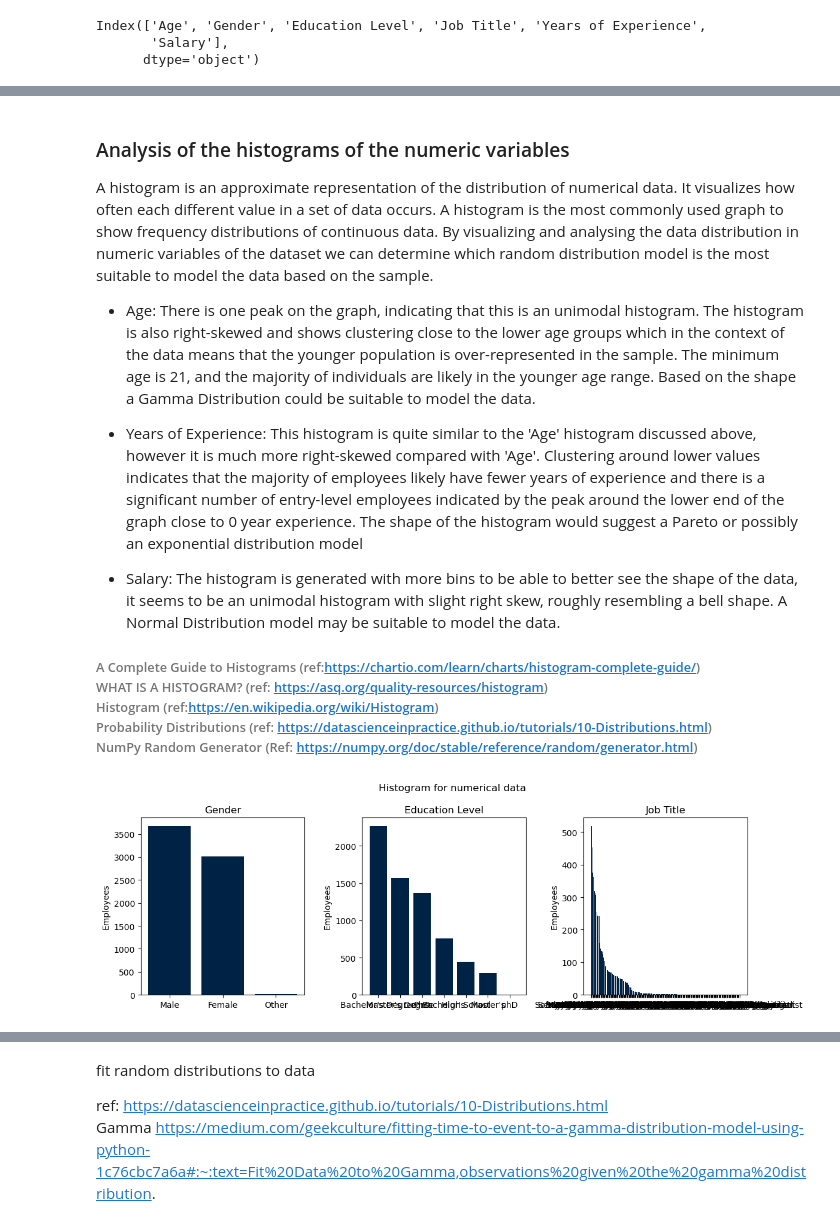
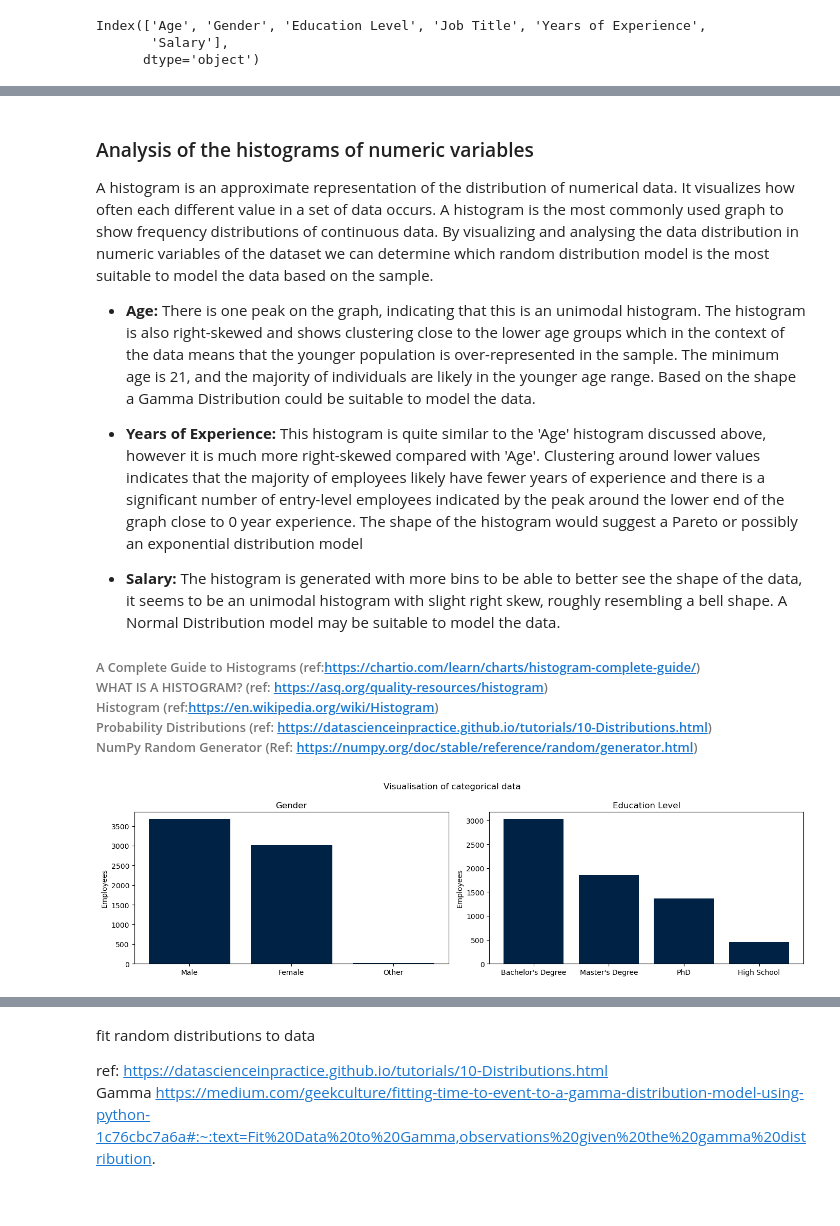
Before and after one commit to noyo0/ProgrammingForDataAnalysis, a Jupyter notebook: Project1/Project1.ipynb, the cells around one changed output, grey strips where cells are left out. Drawn from its saved outputs; the diff is of its cells as text; code cells hidden in the pictures.

```diff
--- a/Project1/Project1.ipynb
+++ b/Project1/Project1.ipynb
@@ -102,3 +102,13 @@ Job Title              0
 Years of Experience    0
 Salary                 0
 dtype: int64
+# %%
+# Additional error handling
+#during generating pairs plot, found text value 'PhD' misspelled as 'phD' in the 'Education Level' variable adding a redundant cathegory.
+df['Education Level'].unique() # verify unique categories in the column in question and found multiple redundant categories
+# Consolidate redundant categories
+df["Education Level"] = df["Education Level"].replace(
+    ["Bachelor's", "Master's", "phD"], #to replace
+    ["Bachelor's Degree", "Master's Degree", "PhD"]) #replaced to
+
+# How to Replace Values in Pandas DataFrame (ref:https://datatofish.com/replace-values-pandas-dataframe/)
@@ -140,7 +155,7 @@ Index(['Age', 'Gender', 'Education Level', 'Job Title', 'Years of Experience',
 # Histogram for numeric variables
 c=['Age', 'Years of Experience', 'Salary'] # set column names
 #set up plot for 3 charts
-fig, axs = plt.subplots(1,3, figsize=(12,4))
+fig, axs = plt.subplots(1,3, figsize=(14,4))
 fig.suptitle('Histogram for numerical data',fontsize=12)
 #set grid coordinates for subplots
 #rows=[0,0,0]
@@ -169,37 +184,36 @@ plt.show()
 # %% [markdown]
-### Analysis of the histograms of the numeric variables
+### Analysis of the histograms of numeric variables
 
 A histogram is an approximate representation of the distribution of numerical data. It visualizes how often each different value in a set of data occurs. A histogram is the most commonly used graph to show frequency distributions of continuous data.
 By visualizing and analysing the data distribution in numeric variables of the dataset we can determine which random distribution model is the most suitable to model the data based on the sample.
 
-+ Age: There is one peak on the graph, indicating that this is an unimodal histogram. The histogram is also right-skewed and shows clustering close to the lower age groups which in the context of the data means that the younger population is over-represented in the sample. The minimum age is 21, and the majority of individuals are likely in the younger age range.
++ **Age:** There is one peak on the graph, indicating that this is an unimodal histogram. The histogram is also right-skewed and shows clustering close to the lower age groups which in the context of the data means that the younger population is over-represented in the sample. The minimum age is 21, and the majority of individuals are likely in the younger age range.
 Based on the shape a Gamma Distribution could be suitable to model the data.
 
-+ Years of Experience: This histogram is quite similar to the 'Age' histogram discussed above, however it is much more right-skewed compared with 'Age'. Clustering around lower values indicates that the majority of employees likely have fewer years of experience and there is a significant number of entry-level employees indicated by the peak around the lower end of the graph close to 0 year experience.
++ **Years of Experience:** This histogram is quite similar to the 'Age' histogram discussed above, however it is much more right-skewed compared with 'Age'. Clustering around lower values indicates that the majority of employees likely have fewer years of experience and there is a significant number of entry-level employees indicated by the peak around the lower end of the graph close to 0 year experience.
 The shape of the histogram would suggest a Pareto or possibly an exponential distribution model
 
-+ Salary: The histogram is generated with more bins to be able to better see the shape of the data, it seems to be an unimodal histogram with slight right skew, roughly resembling a bell shape.
++ **Salary:** The histogram is generated with more bins to be able to better see the shape of the data, it seems to be an unimodal histogram with slight right skew, roughly resembling a bell shape.
 A Normal Distribution model may be suitable to model the data.
 
 ###### A Complete Guide to Histograms (ref:https://chartio.com/learn/charts/histogram-complete-guide/)<br> WHAT IS A HISTOGRAM? (ref: https://asq.org/quality-resources/histogram) <br> Histogram (ref:https://en.wikipedia.org/wiki/Histogram)<br> Probability Distributions (ref: https://datascienceinpractice.github.io/tutorials/10-Distributions.html)<br> NumPy Random Generator (Ref: https://numpy.org/doc/stable/reference/random/generator.html)
 # %%
 # Bar plots for categorical variables
 c=['Gender', 'Education Level', 'Job Title'] # set column names
 #set up plot for 3 charts
-fig, axs = plt.subplots(1,3, figsize=(12,4))
+fig, axs = plt.subplots(1,2, figsize=(14,4))
 fig.suptitle('Visualisation of categorical data',fontsize=12)
 #set grid coordinates for subplots
 #rows=[0,0,0]
-cols=[0,1,2]
+cols=[0,1]
 #loop through data and draw histograms
-for i in range(len(c)):
+for i in range(2):
     # generate subplots and place them on predefined coordinates
     axs[cols[i]].bar(df[c[i]].value_counts().index, df[c[i]].value_counts(), color='#002244')
     axs[cols[i]].set_title(c[i])
     axs[cols[i]].set_ylabel('Employees')  # Set y-axis label
 
-
 plt.tight_layout() #keep the text from overlapping
 plt.show()
 # %% [output]
-[figure, old version]
+[figure, new version]
```
Also changed, not shown: parts of 13 cells of this notebook.
